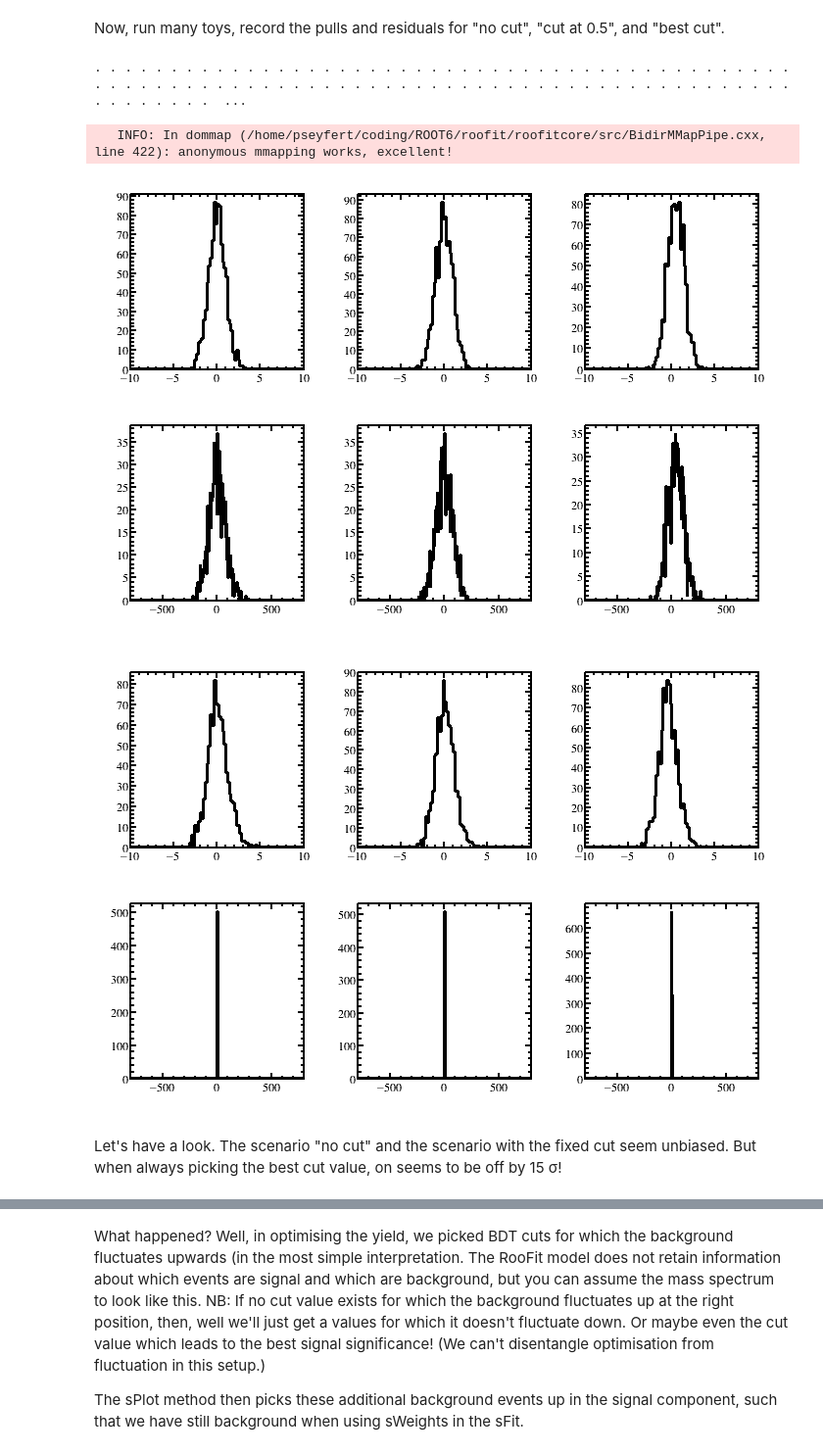
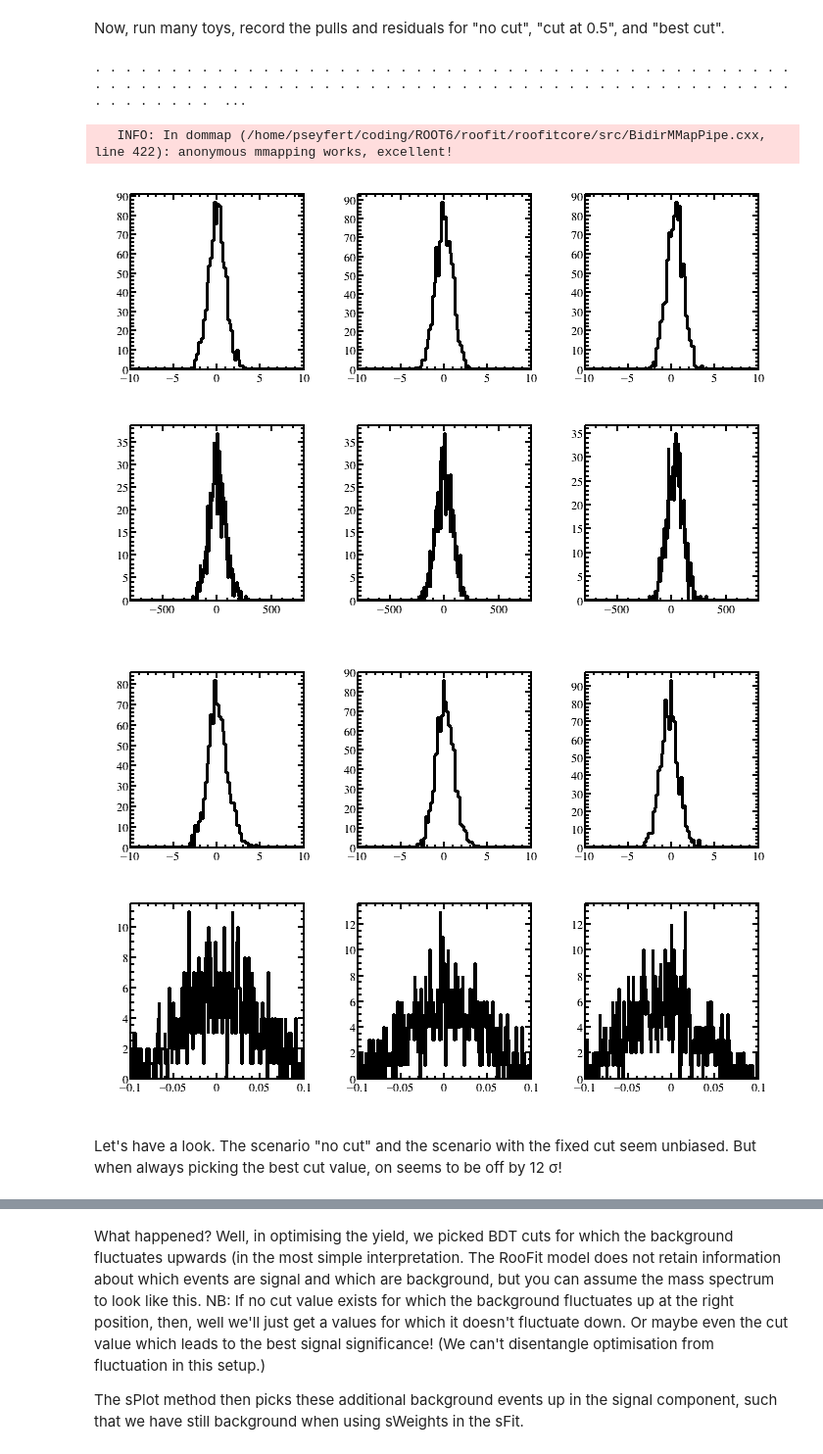
Before and after one commit to pseyfert/ToyFits, a Jupyter notebook: cutoptimisation-part3-sfit.ipynb, the cells around one changed output, grey strips where cells are left out. Shown at 98% size. Cells and saved outputs as stored; diff of their text form; code cells hidden in the pictures.

```diff
--- a/cutoptimisation-part3-sfit.ipynb
+++ b/cutoptimisation-part3-sfit.ipynb
@@ -188,14 +248,24 @@ def runtoy():
     pull2 = res2/se2
 
     tv = 0.0
-    bestcut = tv
-    by,be = fitonlymasswithcut(toydata,tv)
+    #bestcut = tv
+    #by,be = fitonlymasswithcut(toydata,tv)
     # TO optimise the mass cut, we do not want to use the time dimension!
-    for tv in [0.1,0.2,0.3,0.4,0.5,0.6,0.7,0.8,0.9]:
-        y,e = fitonlymasswithcut(toydata,tv)
-        if e/y <= be/by:
-            by,be = y,e
+    #for tv in [0.1,0.2,0.3,0.4,0.5,0.6,0.7,0.8,0.9]:
+    #    y,e = fitonlymasswithcut(toydata,tv)
+    #    if e/y <= be/by:
+    #        by,be = y,e
+    #        bestcut = tv
+
+    bestfom = 0.0
+    bestcut = 0.0
+    for tv in [0.0,0.1,0.2,0.3,0.4,0.5,0.6,0.7,0.8,0.9]:
+        fom = FOM(toydata,tv,False)
+        if fom > bestfom:
+            bestfom = fom
             bestcut = tv
+    by,be = fitonlymasswithcut(toydata,bestcut)
+
     delme,delmetoo,timebest,timeerror = fitwithcut(toydata,bestcut)
     resbest = by-truesigyield
     pullbest = resbest/be
@@ -216,9 +286,9 @@ resbhist = TH1F("resbhist","residuals with best BDT cut",300,-800,800)
 timepullhist = TH1F("timepullhist","time pulls without BDT cut",100,-10,10)
 timepull2hist = TH1F("timepull2hist","time pulls with BDT cut",100,-10,10)
 timepullbhist = TH1F("timepullbhist","time pulls with best BDT cut",100,-10,10)
-timereshist = TH1F("timereshist","time residuals without BDT cut",300,-800,800)
-timeres2hist = TH1F("timeres2hist","time residuals with BDT cut",300,-800,800)
-timeresbhist = TH1F("timeresbhist","time residuals with best BDT cut",300,-800,800)
+timereshist = TH1F("timereshist","time residuals without BDT cut",300,-0.1,0.1)
+timeres2hist = TH1F("timeres2hist","time residuals with BDT cut",300,-0.1,0.1)
+timeresbhist = TH1F("timeresbhist","time residuals with best BDT cut",300,-0.1,0.1)
 
 for i in xrange(NTOYS):
     print ".",
@@ -243,37 +313,37 @@ cc.cd(1)
 pullhist.Draw()
 cc.cd(2)
 pull2hist.Draw()
 cc.cd(3)
 pullbhist.Draw()
 cc.cd(4)
 reshist.Draw()
 cc.cd(5)
 res2hist.Draw()
 cc.cd(6)
 resbhist.Draw()
 cc.Draw()
 ccc = TCanvas()
 ccc.Divide(3,2)
 ccc.cd(1)
 timepullhist.Draw()
 ccc.cd(2)
 timepull2hist.Draw()
 ccc.cd(3)
 timepullbhist.Draw()
 ccc.cd(4)
 timereshist.Draw()
 ccc.cd(5)
 timeres2hist.Draw()
 ccc.cd(6)
 timeresbhist.Draw()
 ccc.Draw()
 # %% [output]
 . . . . . . . . . . . . . . . . . . . . . . . . . . . . . . . . . . . . . . . . . . . . . . . . . . . . . . . . . . . . . . . . . . . . . . . . . . . . . . . . . . . . . . . . . . . . . . . . . . . .  ...
    INFO: In dommap (/home/pseyfert/coding/ROOT6/roofit/roofitcore/src/BidirMMapPipe.cxx, line 422): anonymous mmapping works, excellent!
-[figure, old version]
+[figure, new version]
-[figure, old version]
+[figure, new version]
 # %% [markdown]
-Let's have a look. The scenario "no cut" and the scenario with the fixed cut seem unbiased. But when always picking the best cut value, on seems to be off by 15 σ!
+Let's have a look. The scenario "no cut" and the scenario with the fixed cut seem unbiased. But when always picking the best cut value, on seems to be off by 12 σ!
 # %%
 print "resolution without cut is        ", reshist.GetRMS()
 print "bias without cut is              ", pullhist.GetMean(), u"±", pullhist.GetMeanError()
```
Also changed, not shown: parts of 8 cells of this notebook.
